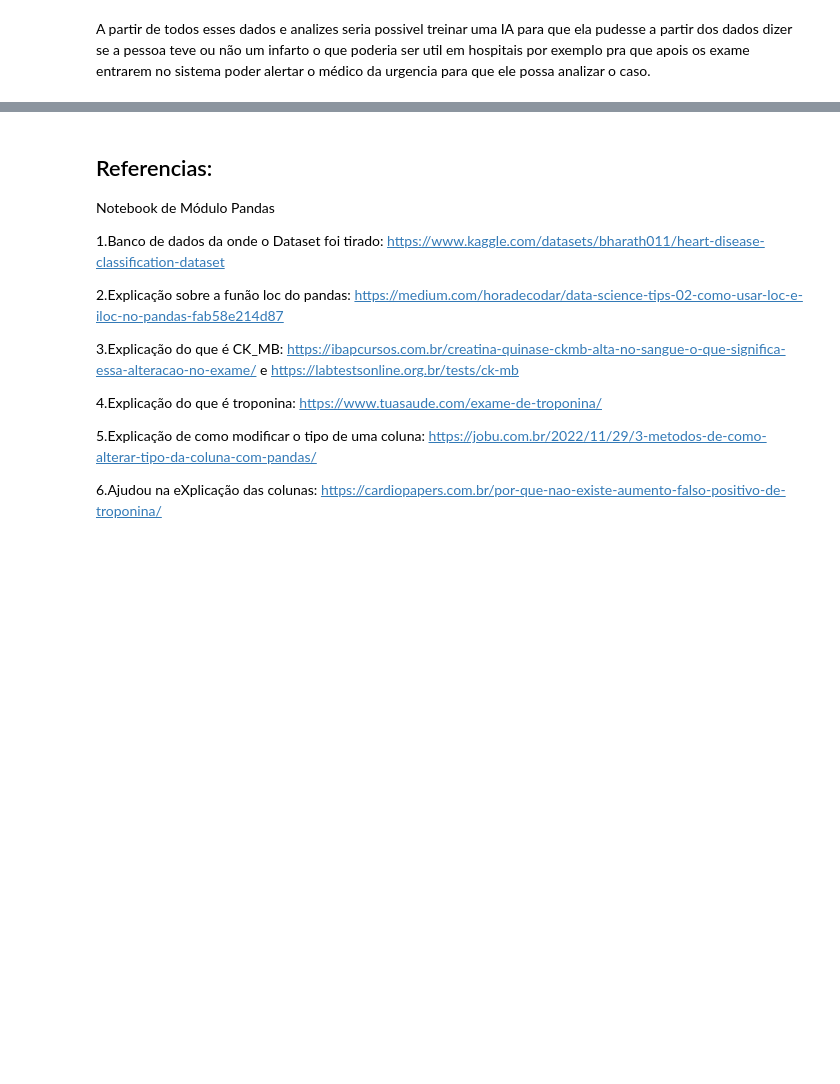
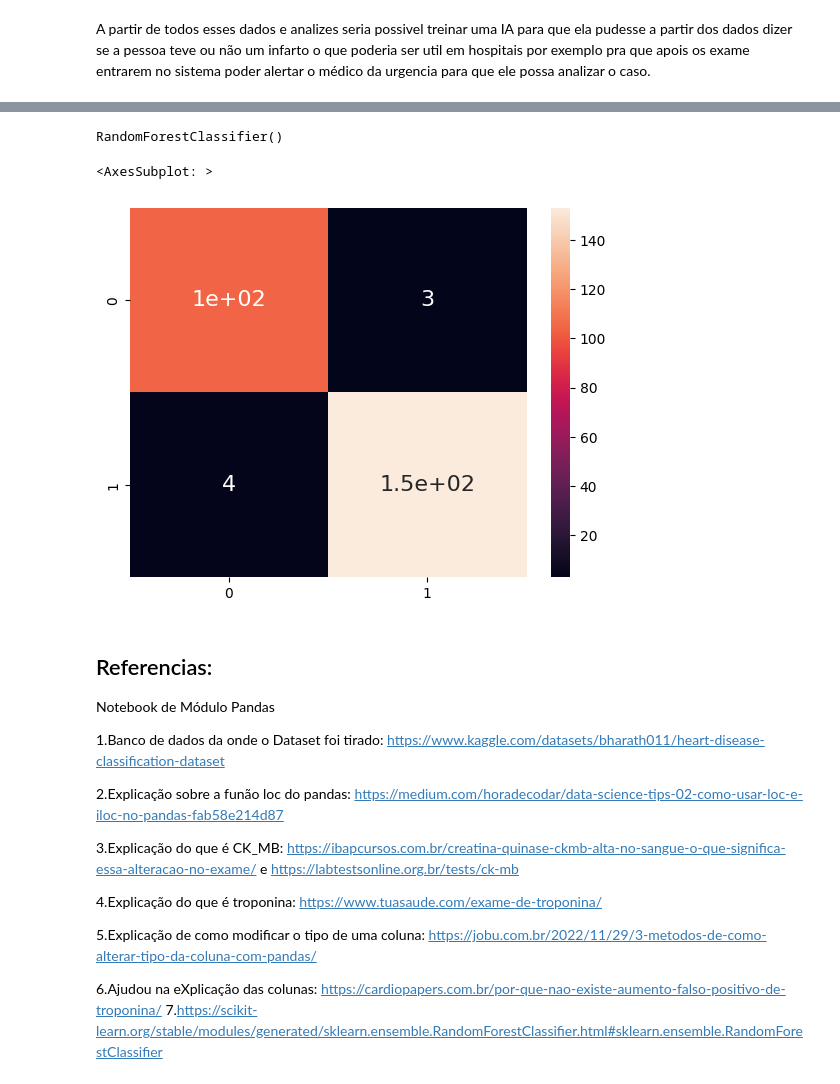
Before and after one commit to KayllanyLara/androlenda, a Jupyter notebook: Trabalho Final.ipynb, the cells around one changed output, grey strips where cells are left out. Cells and saved outputs as stored; diff of their text form; code cells hidden in the pictures; blank space fills up the shorter version.

```diff
--- a/Trabalho Final.ipynb
+++ b/Trabalho Final.ipynb
@@ -193,2 +175,13 @@ Name: Infarto, Length: 1319, dtype: bool
 # %% [markdown]
 A partir de todos esses dados e analizes seria possivel treinar uma IA para que ela pudesse a partir dos dados dizer se a pessoa teve ou não um infarto o que poderia ser util em hospitais por exemplo pra que apois os exame entrarem no sistema poder alertar o médico da urgencia para que ele possa analizar o caso.
+# %%
+Indices_Treino, Indices_Teste = train_test_split(Data.index, test_size=0.2)
+Data_Treino = Data.loc[Indices_Treino]
+Data_Teste = Data.loc[Indices_Teste]
+# %%
+Xtr=Data_Treino.drop("Infarto", axis=1)
+Ytr=Data_Treino["Infarto"]
+print(Xtr,Ytr)
+Xts=Data_Teste.drop("Infarto", axis=1)
+Yts=Data_Teste["Infarto"]
+print(Xts,Yts)
@@ -195,3 +206,19 @@ A partir de todos esses dados e analizes seria possivel treinar uma IA para que
+# %%
+TESTE = RandomForestClassifier()
+TESTE.fit(Xtr,Ytr)
+# %% [output]
+RandomForestClassifier()
+# %%
+Y_Previsto = TESTE.predict(Xts)
+
+Matriz_Conf = confusion_matrix(Yts,Y_Previsto)
+
+Data_conf = pd.DataFrame(Matriz_Conf)
+
+sns.heatmap(Data_conf, annot=True, annot_kws={"size": 16})
+# %% [output]
+<AxesSubplot: >
+[figure, added]
 # %% [markdown]
 ## Referencias:
 
@@ -208,3 +235,4 @@ Notebook de Módulo Pandas
 5.Explicação de como modificar o tipo de uma coluna: https://jobu.com.br/2022/11/29/3-metodos-de-como-alterar-tipo-da-coluna-com-pandas/
 
 6.Ajudou na eXplicação das colunas: https://cardiopapers.com.br/por-que-nao-existe-aumento-falso-positivo-de-troponina/
+7.https://scikit-learn.org/stable/modules/generated/sklearn.ensemble.RandomForestClassifier.html#sklearn.ensemble.RandomForestClassifier
```
Also changed, not shown: parts of 3 cells of this notebook.
